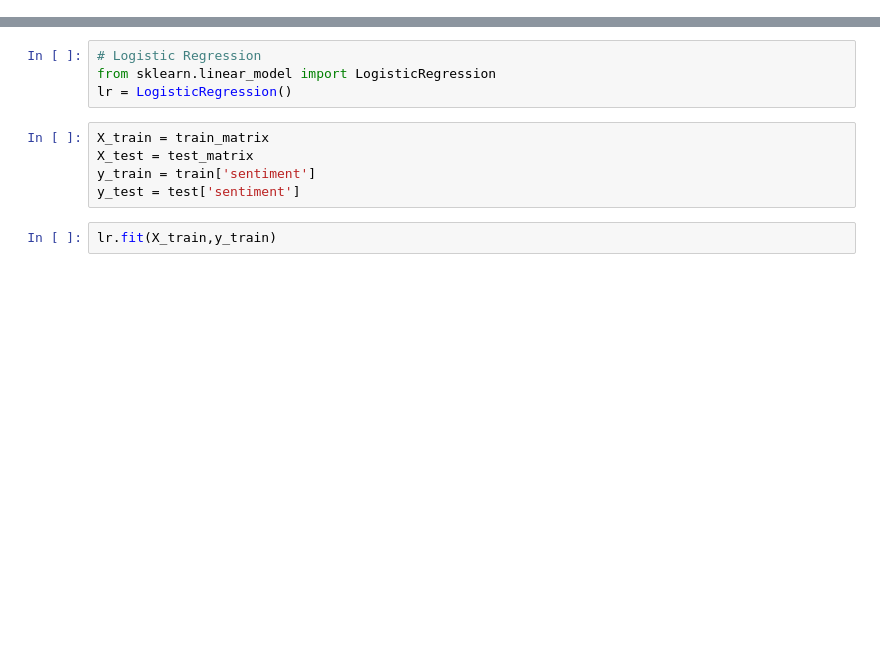
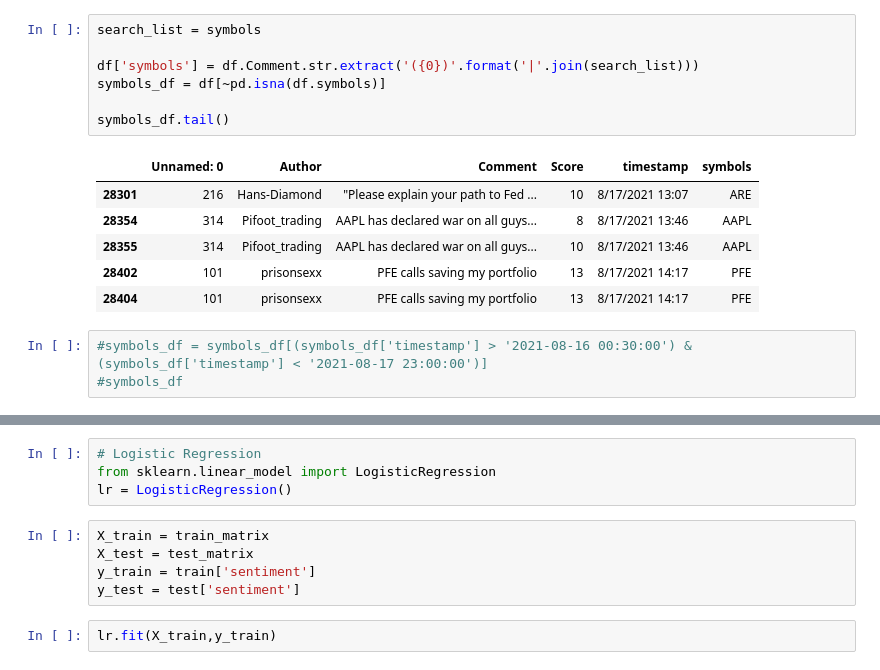
Before and after one commit to alexcroitoru/Meme-Stock-Analysis-Using-Python, a Jupyter notebook: Notebooks/Alex/Sentiment_WIP.ipynb, the cells around one changed output, grey strips where cells are left out. Cells and saved outputs as stored; diff of their text form; blank space fills up the shorter version.

```diff
--- a/Notebooks/Alex/Sentiment_WIP.ipynb
+++ b/Notebooks/Alex/Sentiment_WIP.ipynb
@@ -73,0 +68,17 @@ result
+# %%
+search_list = symbols
+
+df['symbols'] = df.Comment.str.extract('({0})'.format('|'.join(search_list)))
+symbols_df = df[~pd.isna(df.symbols)]
+
+symbols_df.tail()
+# %% [output]
+|  | Unnamed: 0 | Author | Comment | Score | timestamp | symbols |
+| 28301 | 216 | Hans-Diamond | "Please explain your path to Fed ... | 10 | 8/17/2021 13:07 | ARE |
+| 28354 | 314 | Pifoot_trading | AAPL has declared war on all guys... | 8 | 8/17/2021 13:46 | AAPL |
+| 28355 | 314 | Pifoot_trading | AAPL has declared war on all guys... | 10 | 8/17/2021 13:46 | AAPL |
+| 28402 | 101 | prisonsexx | PFE calls saving my portfolio | 13 | 8/17/2021 14:17 | PFE |
+| 28404 | 101 | prisonsexx | PFE calls saving my portfolio | 13 | 8/17/2021 14:17 | PFE |
+# %%
+#symbols_df = symbols_df[(symbols_df['timestamp'] > '2021-08-16 00:30:00') & (symbols_df['timestamp'] < '2021-08-17 23:00:00')]
+#symbols_df
```
Also changed, not shown: parts of 22 cells of this notebook, 9 other files.
